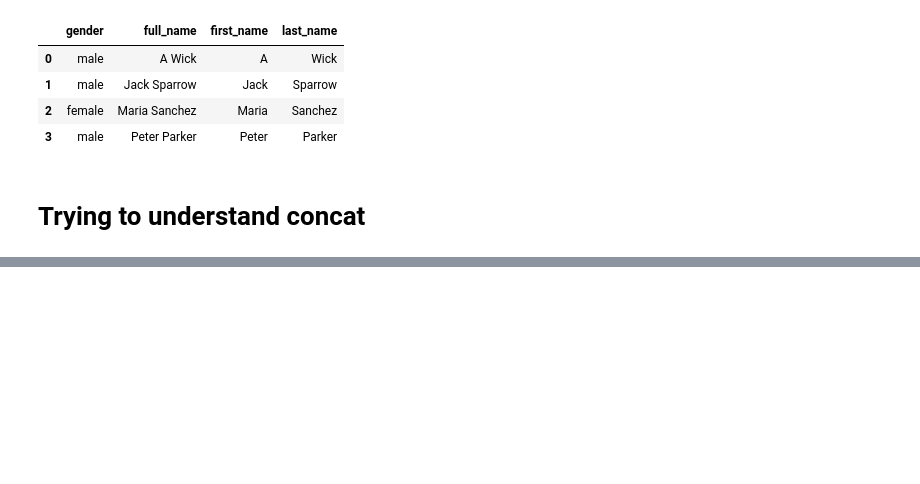
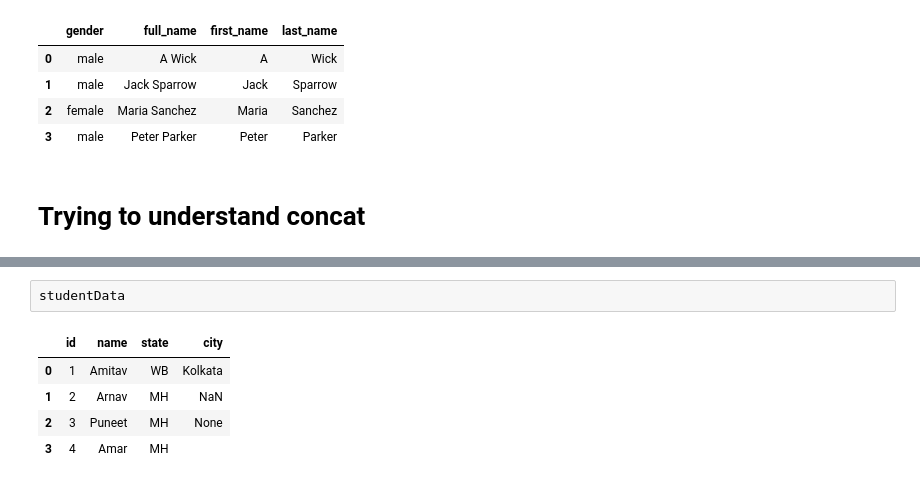
Before and after one commit to amitavroy/machine-learning-exercise, a Jupyter notebook: 100-days-of-python/trial.ipynb, the cells around one changed output, grey strips where cells are left out. Cells and saved outputs as stored; diff of their text form; blank space fills up the shorter version.

```diff
--- a/100-days-of-python/trial.ipynb
+++ b/100-days-of-python/trial.ipynb
@@ -179,0 +185,8 @@ final.head(10)
+# %%
+studentData
+# %% [output]
+|  | id | name | state | city |
+| 0 | 1 | Amitav | WB | Kolkata |
+| 1 | 2 | Arnav | MH | NaN |
+| 2 | 3 | Puneet | MH | None |
+| 3 | 4 | Amar | MH |  |
```
Also changed, not shown: parts of 9 cells of this notebook, 1 other file.
